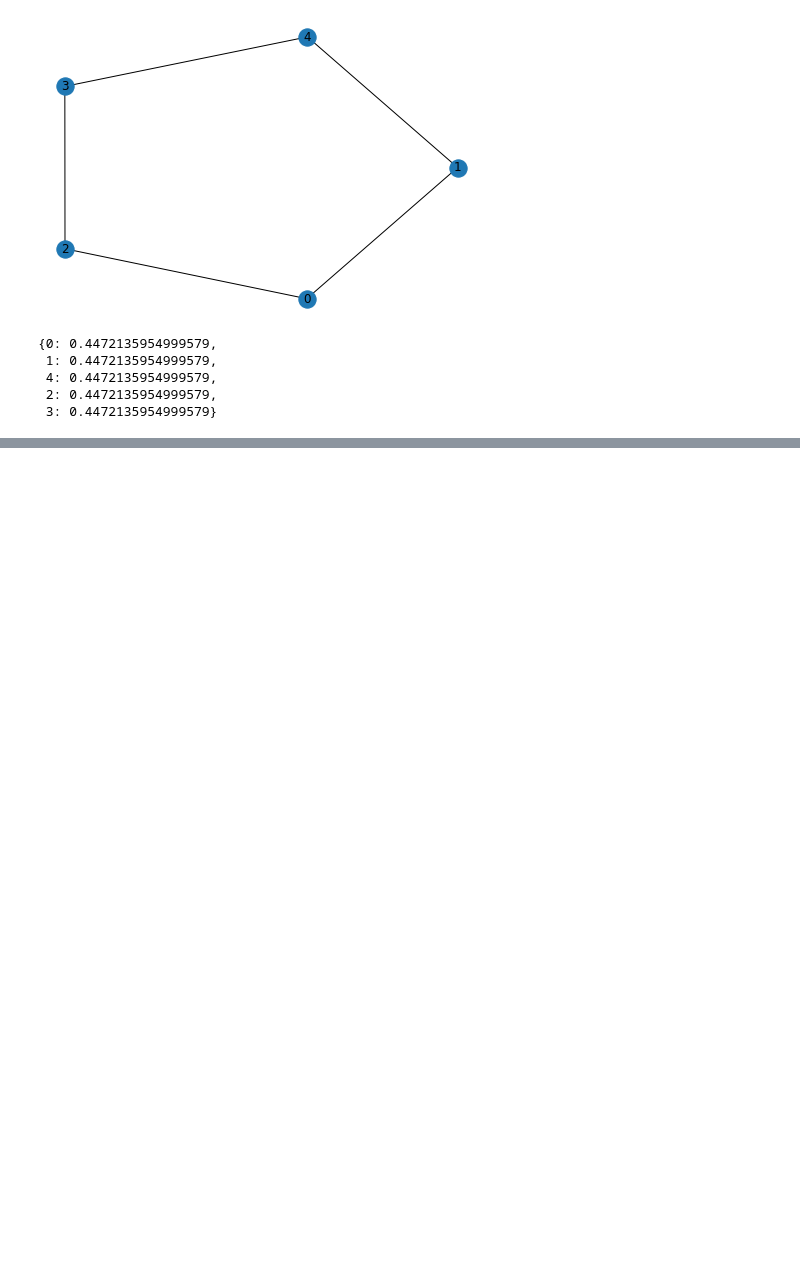
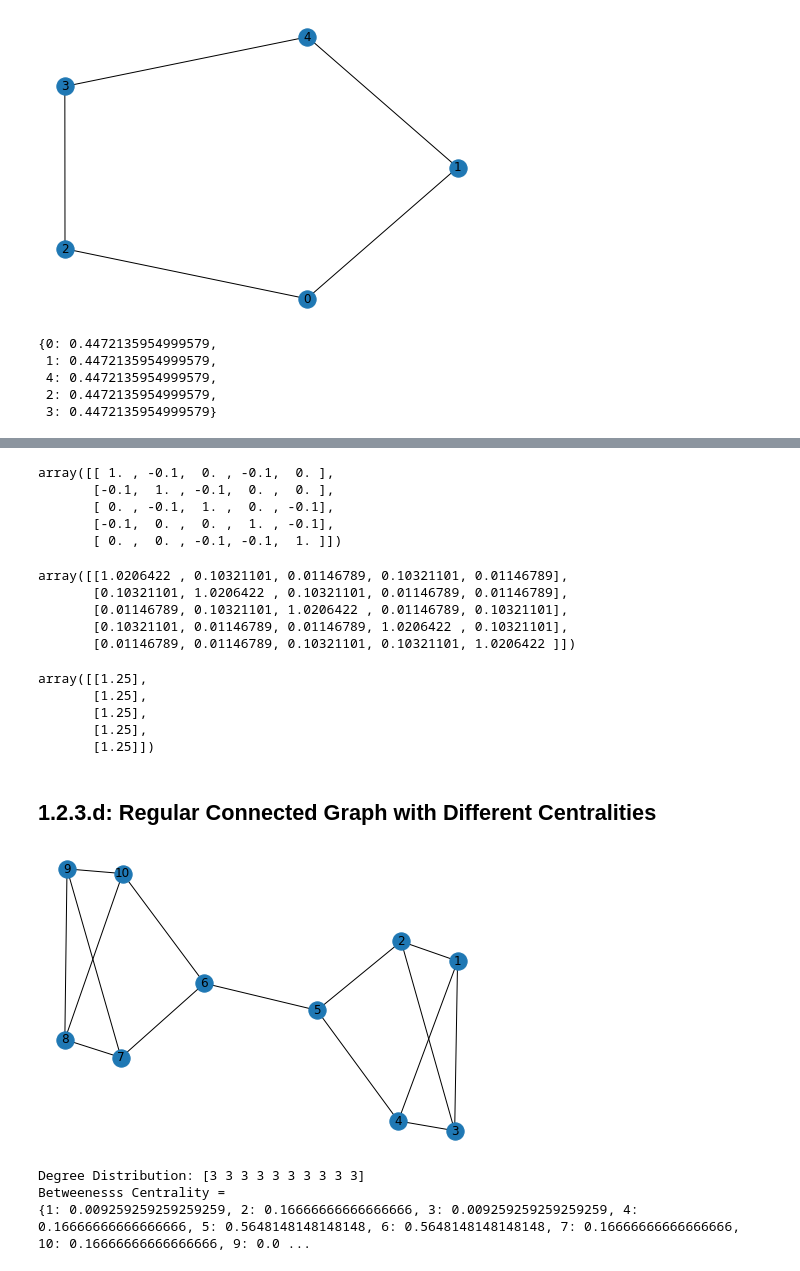
Before and after one commit to bacelii/graph_tools, a Jupyter notebook: Applications/Networks/Homework_1_Network_Measures_Centrality_Community_Detection/Homework_1_Network_Measures_Centrality_Community_Detection_Celii.ipynb, the cells around one changed output, grey strips where cells are left out. Saved outputs shown, nothing was run; the diff lists cells and outputs as text; code cells hidden in the pictures; blank space fills up the shorter version.

```diff
--- a/Applications/Networks/Homework_1_Network_Measures_Centrality_Community_Detection/Homework_1_Network_Measures_Centrality_Community_Detection_Celii.ipynb
+++ b/Applications/Networks/Homework_1_Network_Measures_Centrality_Community_Detection/Homework_1_Network_Measures_Centrality_Community_Detection_Celii.ipynb
@@ -264,0 +280,65 @@ gs.eigenvector_centrality(G)
+# %%
+A = nx.adjacency_matrix(
+    G,
+).toarray()
+
+I = np.eye(*A.shape)
+B = I - alpha*A
+B
+# %% [output]
+array([[ 1. , -0.1,  0. , -0.1,  0. ],
+       [-0.1,  1. , -0.1,  0. ,  0. ],
+       [ 0. , -0.1,  1. ,  0. , -0.1],
+       [-0.1,  0. ,  0. ,  1. , -0.1],
+       [ 0. ,  0. , -0.1, -0.1,  1. ]])
+# %%
+B_inv = np.linalg.inv(B)
+B_inv
+# %% [output]
+array([[1.0206422 , 0.10321101, 0.01146789, 0.10321101, 0.01146789],
+       [0.10321101, 1.0206422 , 0.10321101, 0.01146789, 0.01146789],
+       [0.01146789, 0.10321101, 1.0206422 , 0.01146789, 0.10321101],
+       [0.10321101, 0.01146789, 0.01146789, 1.0206422 , 0.10321101],
+       [0.01146789, 0.01146789, 0.10321101, 0.10321101, 1.0206422 ]])
+# %%
+# verifying that the katz centralities are all the same
+B_inv @ np.ones((len(B_inv),1))
+# %% [output]
+array([[1.25],
+       [1.25],
+       [1.25],
+       [1.25],
+       [1.25]])
+# %% [markdown]
+## 1.2.3.d: Regular Connected Graph with Different Centralities
+# %%
+edges = [
+    [1,2],
+    [1,3],
+    [1,4],
+    [2,5],
+    [2,3],
+    [3,4],
+    [4,5],
+    [5,6],
+    [6,7],
+    [6,10],
+    [7,9],
+    [7,8],
+    [8,9],
+    [8,10],
+    [9,10],
+]
+
+G = nx.from_edgelist(edges)
+nx.draw(G,with_labels = True)
+# %% [output]
+[figure, added]
+# %%
+# showing that the betweeness centrality is different
+print(f"Degree Distribution: {gs.degree_distribution(G)}")
+print(f"Betweenesss Centrality = \n{gs.betweenness_centrality(G)}")
+# %% [output]
+Degree Distribution: [3 3 3 3 3 3 3 3 3 3]
+Betweenesss Centrality =
+{1: 0.009259259259259259, 2: 0.16666666666666666, 3: 0.009259259259259259, 4: 0.16666666666666666, 5: 0.5648148148148148, 6: 0.5648148148148148, 7: 0.16666666666666666, 10: 0.16666666666666666, 9: 0.0 ...
```
Also changed, not shown: parts of 25 cells of this notebook.
